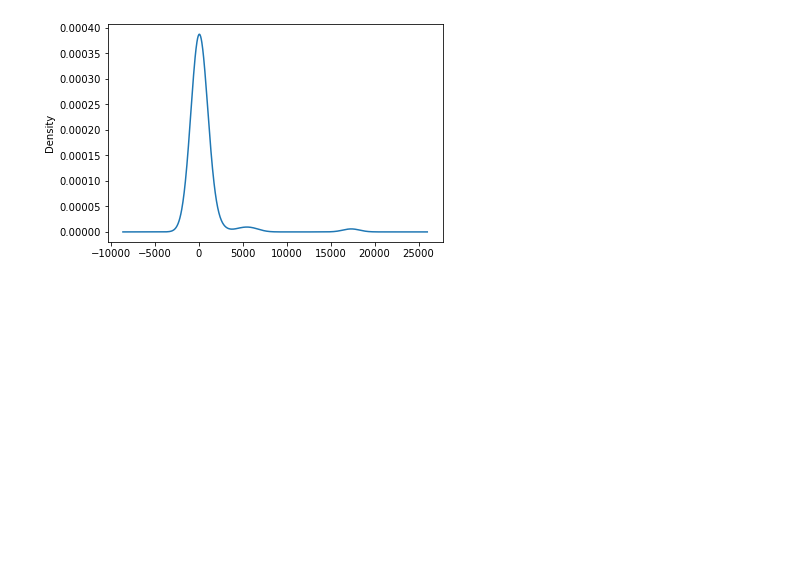
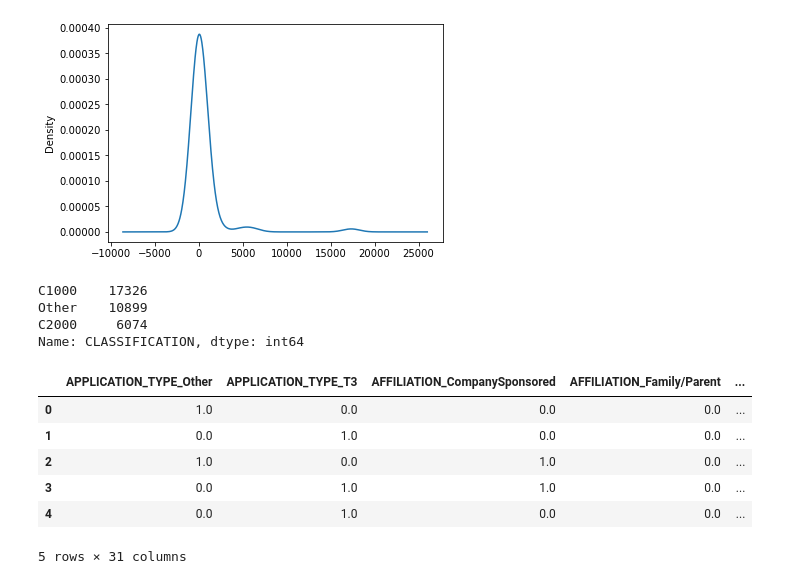
Before and after one commit to AbigailMwaura/Neural_Network_Charity_Analysis, a Jupyter notebook: AlphabetSoupCharity_Optimzation.ipynb, the cells around one changed output. Saved outputs shown, nothing was run; the diff lists cells and outputs as text; code cells hidden in the pictures; blank space fills up the shorter version.

```diff
--- a/AlphabetSoupCharity_Optimzation.ipynb
+++ b/AlphabetSoupCharity_Optimzation.ipynb
@@ -119,3 +119,18 @@ classification_count.plot.density()
 # %% [output]
 <AxesSubplot:ylabel='Density'>
 [figure]
+# %%
+# Determine which values to replace if counts are less than ..?
+replace_class = list(classification_count[classification_count < 5000].index)
+
+# Replace in dataframe
+for cls in replace_class:
+    application_df.CLASSIFICATION = application_df.CLASSIFICATION.replace(cls,"Other")
+
+# Check to make sure binning was successful
+application_df.CLASSIFICATION.value_counts()
+# %% [output]
+C1000    17326
+Other    10899
+C2000     6074
+Name: CLASSIFICATION, dtype: int64
@@ -121,0 +140,18 @@ classification_count.plot.density()
+# %%
+# Create a OneHotEncoder instance
+enc = OneHotEncoder(sparse=False)
+
+# Fit and transform the OneHotEncoder using the categorical variable list
+encode_df = pd.DataFrame(enc.fit_transform(application_df[application_cat]))
+
+# Add the encoded variable names to the dataframe
+encode_df.columns = enc.get_feature_names(application_cat)
+encode_df.head()
+# %% [output]
+|  | APPLICATION_TYPE_Other | APPLICATION_TYPE_T3 | AFFILIATION_CompanySponsored | AFFILIATION_Family/Parent | ... |
+| 0 | 1.0 | 0.0 | 0.0 | 0.0 | ... |
+| 1 | 0.0 | 1.0 | 0.0 | 0.0 | ... |
+| 2 | 1.0 | 0.0 | 1.0 | 0.0 | ... |
+| 3 | 0.0 | 1.0 | 1.0 | 0.0 | ... |
+| 4 | 0.0 | 1.0 | 0.0 | 0.0 | ... |
+5 rows × 31 columns
```
Also changed, not shown: parts of 8 cells of this notebook, 31 other files.
